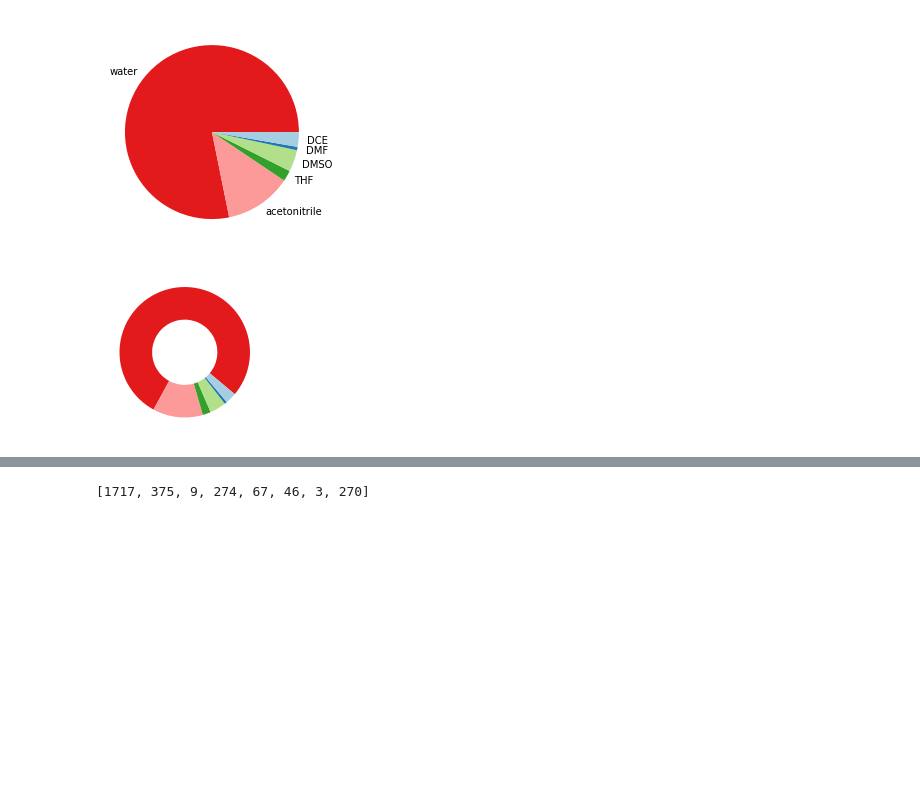
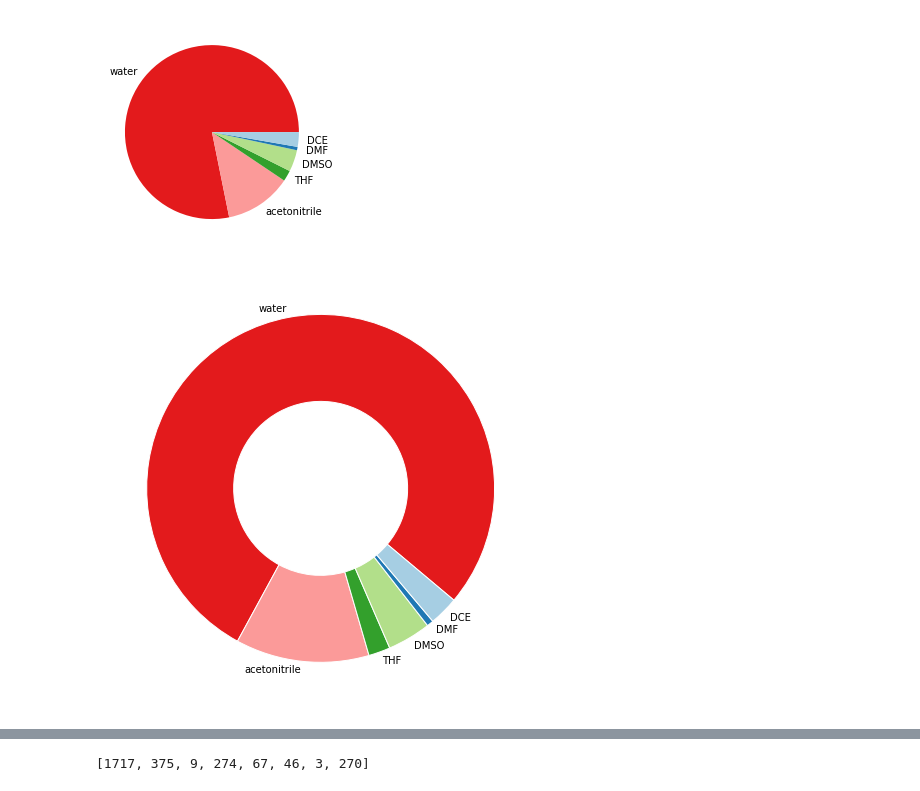
Before and after one commit to saratanov/git_honours, a Jupyter notebook: THESIS/database_analysis.ipynb, the cells around one changed output, grey strips where cells are left out. Drawn from its saved outputs; the diff is of its cells as text; code cells hidden in the pictures; blank space fills up the shorter version.

```diff
--- a/THESIS/database_analysis.ipynb
+++ b/THESIS/database_analysis.ipynb
@@ -346,14 +404,17 @@ plt.show()
 [figure]
 [figure]
 # %%
-fig, ax = plt.subplots(figsize=(6, 3), subplot_kw=dict(aspect="equal"))
-wedges, texts = ax.pie(counts, wedgeprops=dict(width=0.5), startangle=-40, colors=colours)
+fig, ax = plt.subplots(figsize=(8,8), subplot_kw=dict(aspect="equal"))
+wedges, texts = ax.pie(counts, wedgeprops=dict(width=0.5), startangle=-40, colors=colours, labels=solvs, labeldistance=1.05)
+
+for wedge in wedges:
+    wedge.set_edgecolor('white')
 
 bbox_props = dict(boxstyle="square,pad=0.3", fc="w", ec="k", lw=0.72)
 kw = dict(arrowprops=dict(arrowstyle="-"),
           bbox=bbox_props, zorder=0, va="center")
 
 plt.savefig('solv_pie.png')
 plt.show()
 # %% [output]
-[figure, old version]
+[figure, new version]
```
Also changed, not shown: parts of 9 cells of this notebook, 9 other files.
